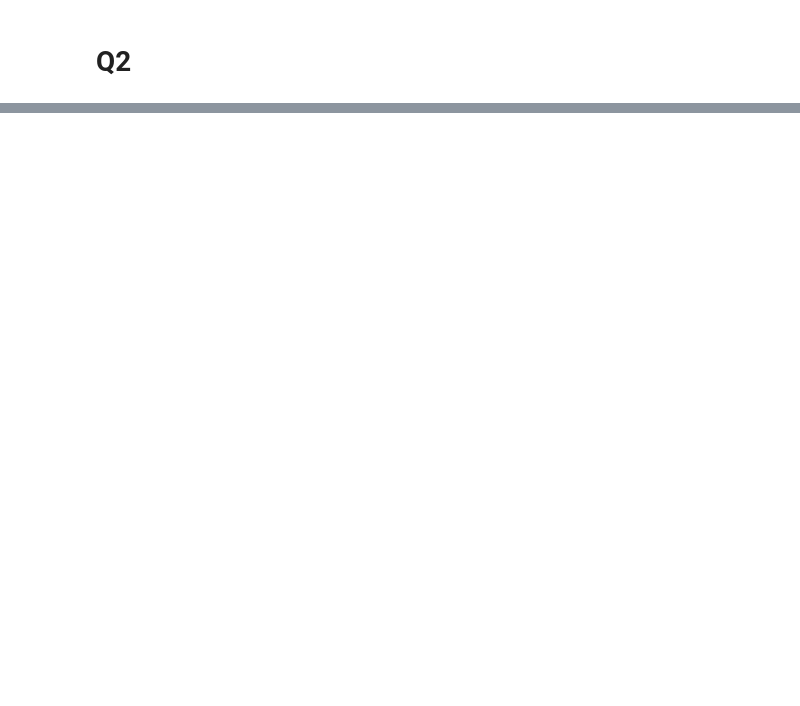
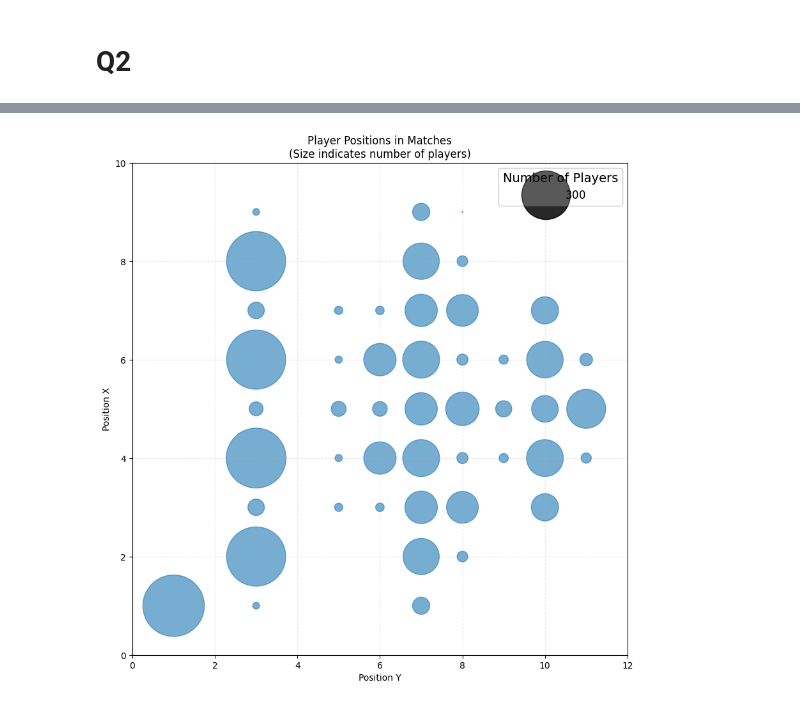
Before and after one commit to tangnatta/AUT461-FIFA-2025, a Jupyter notebook: main.ipynb, the cells around one changed output, grey strips where cells are left out. Cells and saved outputs as stored; diff of their text form; code cells hidden in the pictures; blank space fills up the shorter version.

```diff
--- a/main.ipynb
+++ b/main.ipynb
@@ -375,0 +471,31 @@ df_match_player_denorm
+# %%
+# Count number of players in each position combination
+position_counts = player_match_df.groupby(['position_x', 'position_y']).size().reset_index(name='count')
+
+plt.figure(figsize=(10, 10))
+# Use size parameter to scale the points based on count
+scatter = plt.scatter(position_counts['position_y'],
+                     position_counts['position_x'],
+                     s=position_counts['count']/10, # multiply by 2 to make points more visible
+                     alpha=0.6)
+
+plt.title('Player Positions in Matches\n(Size indicates number of players)')
+plt.xlabel('Position Y')
+plt.ylabel('Position X')
+plt.xlim(0, 12)
+plt.ylim(0, 10)
+plt.grid(True, alpha=0.3, linestyle='--')
+
+# Add a legend showing the scale
+legend1 = plt.legend(*scatter.legend_elements(prop="sizes", alpha=0.6,
+                                            num=1,
+                                            func=lambda s: s/10), # divide by 10 to show actual counts
+                    loc="upper right",
+                    title="Number of Players",
+                    fontsize=12,
+                    title_fontsize=14)
+plt.gca().add_artist(legend1)
+
+plt.show()
+# %% [output]
+[figure, added]
```
Also changed, not shown: parts of 31 cells of this notebook, 2 other files.
